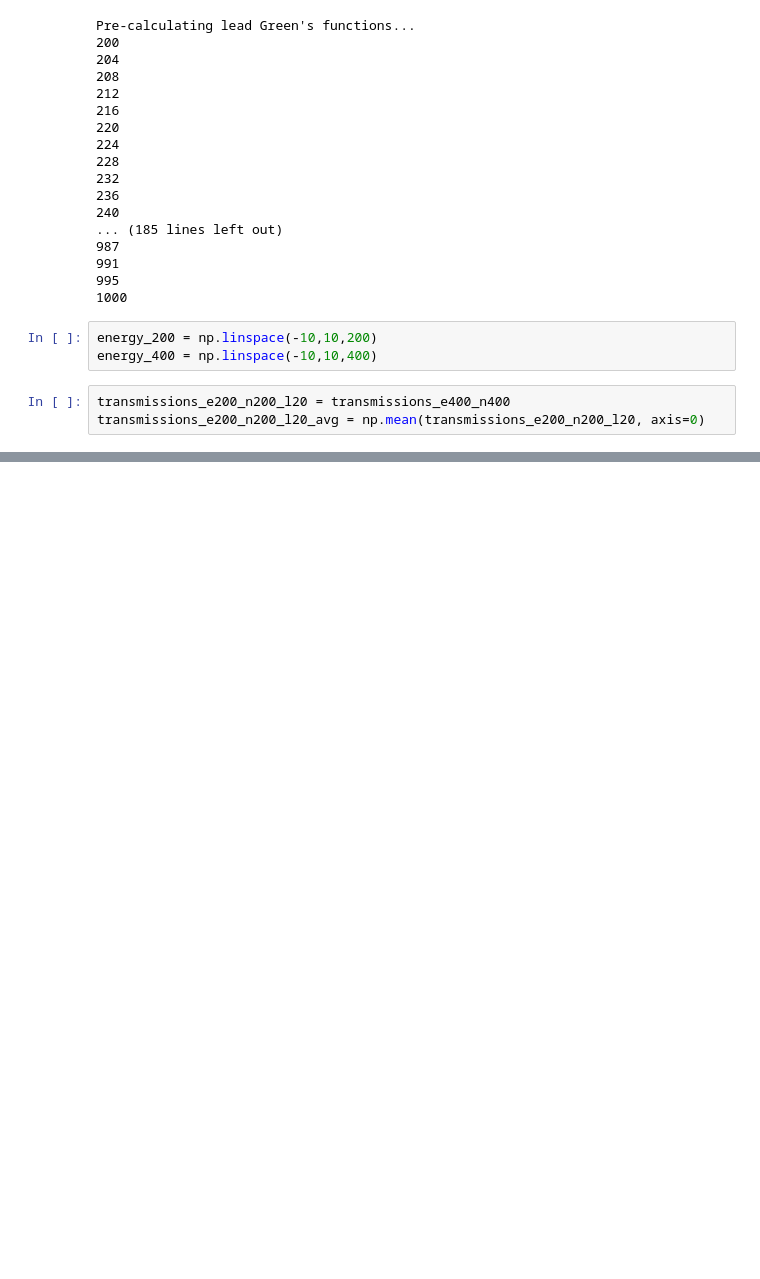
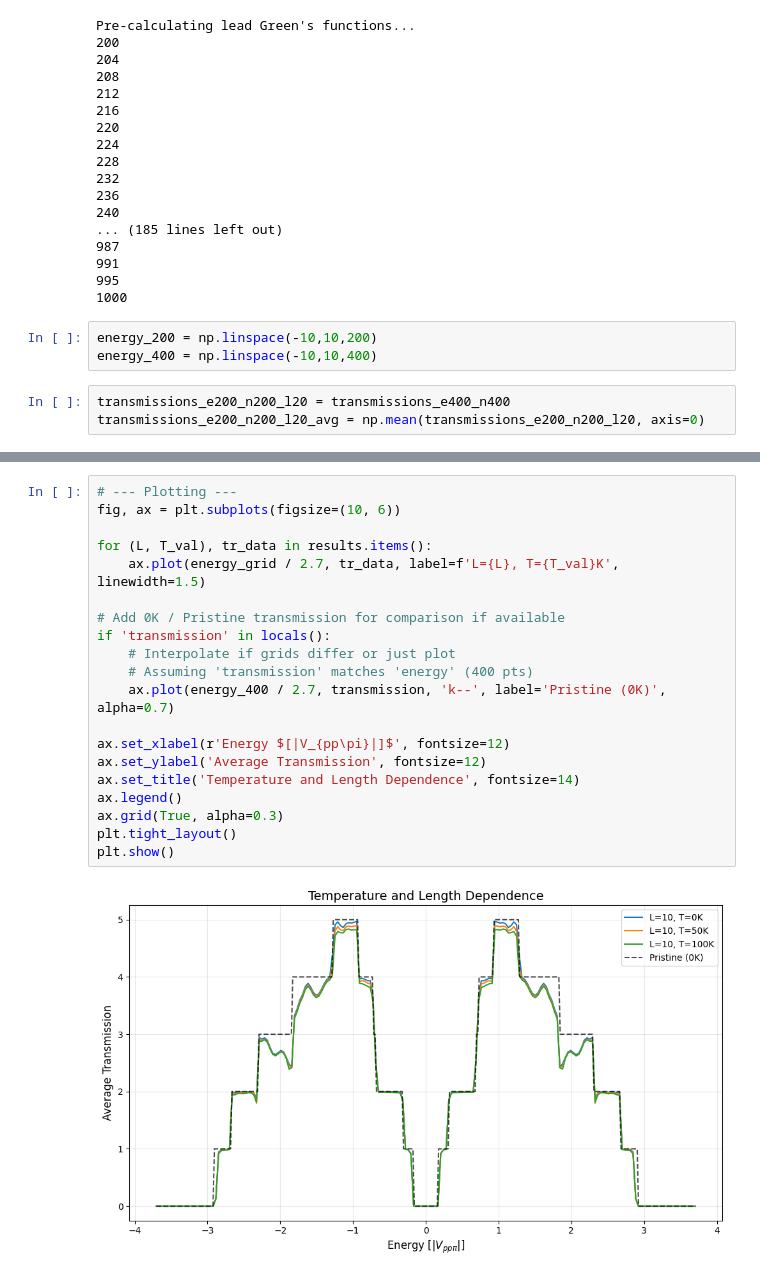
Before and after one commit to UlrikTJ/TemperatureDependantTransport, a Jupyter notebook: TempDepTrans_Asger_clean.ipynb, the cells around one changed output, grey strips where cells are left out. Cells and saved outputs as stored; diff of their text form; blank space fills up the shorter version.

```diff
--- a/TempDepTrans_Asger_clean.ipynb
+++ b/TempDepTrans_Asger_clean.ipynb
@@ -565,0 +551,22 @@ plt.show()
+# %%
+# --- Plotting ---
+fig, ax = plt.subplots(figsize=(10, 6))
+
+for (L, T_val), tr_data in results.items():
+    ax.plot(energy_grid / 2.7, tr_data, label=f'L={L}, T={T_val}K', linewidth=1.5)
+
+# Add 0K / Pristine transmission for comparison if available
+if 'transmission' in locals():
+    # Interpolate if grids differ or just plot
+    # Assuming 'transmission' matches 'energy' (400 pts)
+    ax.plot(energy_400 / 2.7, transmission, 'k--', label='Pristine (0K)', alpha=0.7)
+
+ax.set_xlabel(r'Energy $[|V_{pp\pi}|]$', fontsize=12)
+ax.set_ylabel('Average Transmission', fontsize=12)
+ax.set_title('Temperature and Length Dependence', fontsize=14)
+ax.legend()
+ax.grid(True, alpha=0.3)
+plt.tight_layout()
+plt.show()
+# %% [output]
+[figure, added]
```
Also changed, not shown: parts of 2 cells of this notebook, 9 other files.
